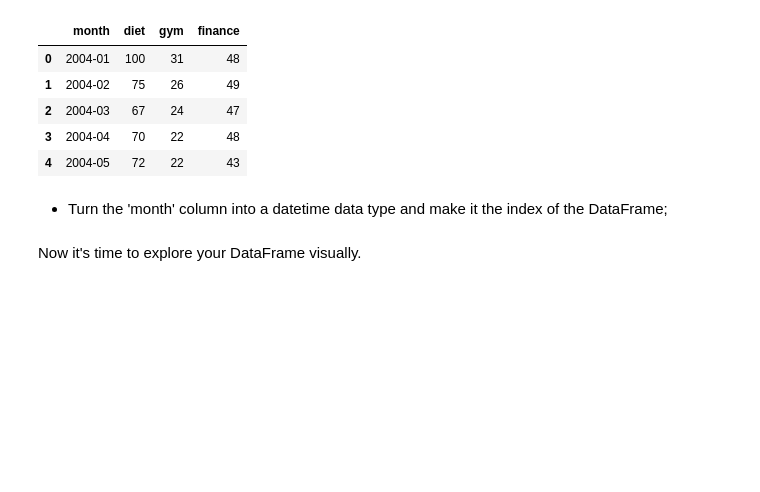
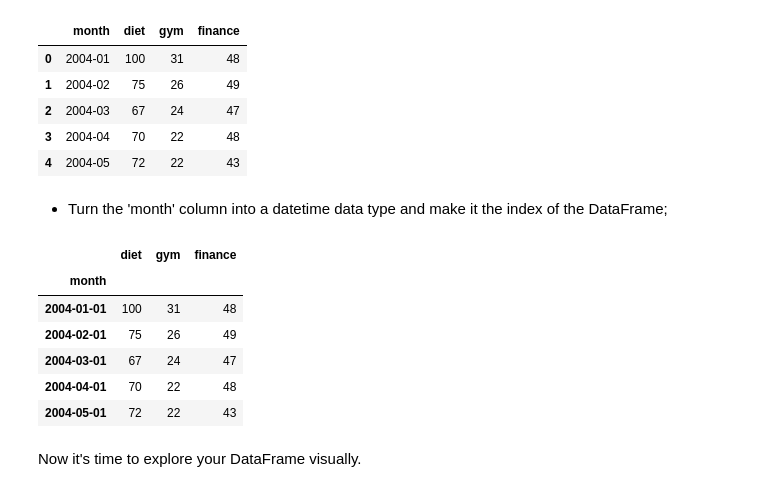
Before and after one commit to ajinkyapuar/datacamp_facebook_live_ny_resolution, a Jupyter notebook: New_Years_Resolutions_Workshop.ipynb, the cells around one changed output. Drawn from its saved outputs; the diff is of its cells as text; code cells hidden in the pictures; blank space fills up the shorter version.

Commit message:
df to datetime

```diff
--- a/New_Years_Resolutions_Workshop.ipynb
+++ b/New_Years_Resolutions_Workshop.ipynb
@@ -72,6 +72,19 @@ df.head()
 | 4 | 2004-05 | 72 | 22 | 43 |
 # %% [markdown]
 * Turn the 'month' column into a datetime data type and make it the index of the DataFrame;
+# %%
+df.month = pd.to_datetime(df.month)
+df.set_index('month', inplace=True)
+
+df.head()
+# %% [output]
+|  | diet | gym | finance |
+| month |  |  |  |
+| 2004-01-01 | 100 | 31 | 48 |
+| 2004-02-01 | 75 | 26 | 49 |
+| 2004-03-01 | 67 | 24 | 47 |
+| 2004-04-01 | 70 | 22 | 48 |
+| 2004-05-01 | 72 | 22 | 43 |
 # %% [markdown]
 Now it's time to explore your DataFrame visually.
 # %% [markdown]
```
